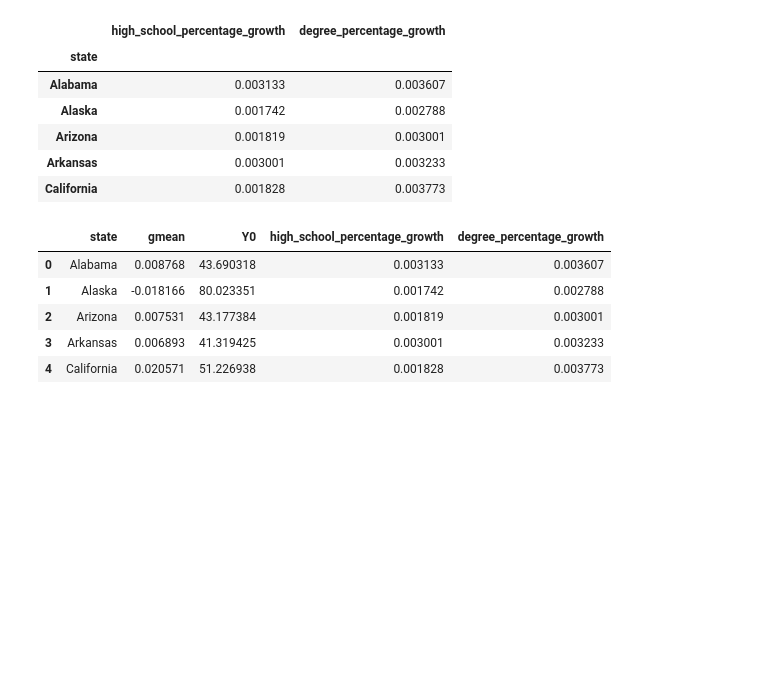
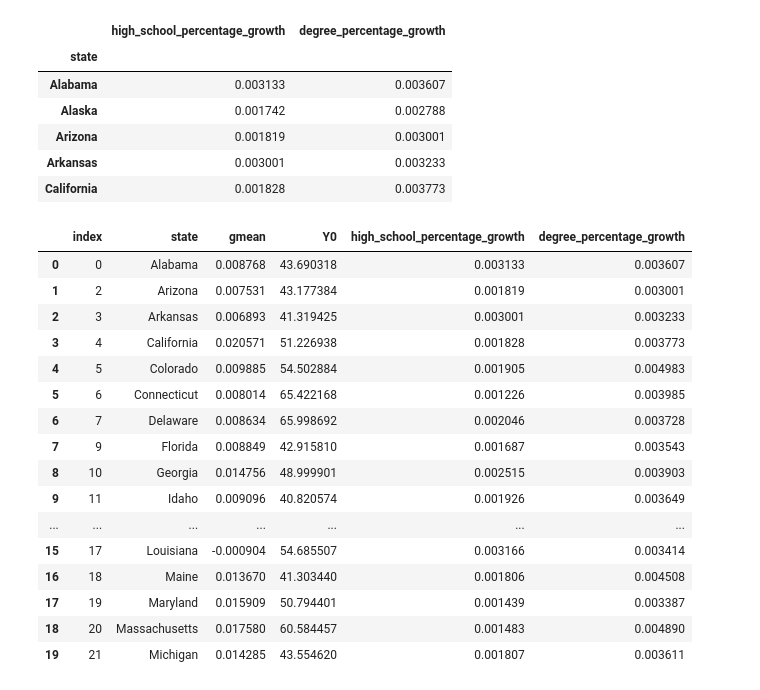
Before and after one commit to pesikj/macroeconomic-analysis, a Jupyter notebook: presentation_05.ipynb, the cells around one changed output. Drawn from its saved outputs; the diff is of its cells as text; code cells hidden in the pictures; blank space fills up the shorter version.

```diff
--- a/presentation_05.ipynb
+++ b/presentation_05.ipynb
@@ -193,37 +193,53 @@ data_3 = data_3.melt(id_vars=["GeoName"], value_vars=[str(i) for i in range(2008
                      value_name="regional_deflator")
 data_3["year"] = data_3["year"].astype("int")
 data_3.head()
 
 data = pd.merge(data_1, data_2, on=["GeoName", "year"])
 data = pd.merge(data, data_3, on=["GeoName", "year"])
 data = data.rename({"GeoName": "state"}, axis=1)
 data["gdp_per_capita"] = data["gdp"] / data["population"]
 data["gdp_per_capita"] = data["gdp_per_capita"] / (data["regional_deflator"] / 100)
 # data["gdp_per_capita"] = numpy.log(data["gdp_per_capita"])
 data_Y0 = data[data["year"] == 2008][["state", "gdp_per_capita"]]
 data_Y0 = data_Y0.rename(columns={"gdp_per_capita": "Y0"})
 data = data.sort_values(["state", "year"])
 data["gdp_per_capita_t-1"] = data.groupby("state")["gdp_per_capita"].shift(1)
 data["gdp_per_capita_growth"] = data["gdp_per_capita"] / data["gdp_per_capita_t-1"]
 # data["gdp_per_capita_diff"] = data["gdp_per_capita"] - data["gdp_per_capita_t-1"]
 data = data.dropna()
 data.head()
 
 data = data.merge(data_Y0, on=["state"])
 
 data_agg = data.groupby(by="state").agg({"gdp_per_capita_growth": [gmean]}) - 1
 data_agg.columns = data_agg.columns.droplevel()
 data_agg.head()
 
 data_agg = data_agg.merge(data_Y0, on=["state"])
 data_Y0["Y0"] = numpy.log(data_Y0["Y0"])
 
 data_final = data_agg.merge(data_edu_agg, on=["state"])
-data_final.head()
+
+data_final["state"] = data_final["state"].str.strip()
+data_final = data_final[~data_final["state"].isin(["District of Columbia", "Wyoming", "Alaska", "New York", "North Dakota"])]
+data_final = data_final.reset_index()
+
+data_final.head(20)
 # %% [output]
-|  | state | gmean | Y0 | high_school_percentage_growth | degree_percentage_growth |
-| 0 | Alabama | 0.008768 | 43.690318 | 0.003133 | 0.003607 |
-| 1 | Alaska | -0.018166 | 80.023351 | 0.001742 | 0.002788 |
-| 2 | Arizona | 0.007531 | 43.177384 | 0.001819 | 0.003001 |
-| 3 | Arkansas | 0.006893 | 41.319425 | 0.003001 | 0.003233 |
-| 4 | California | 0.020571 | 51.226938 | 0.001828 | 0.003773 |
+|  | index | state | gmean | Y0 | high_school_percentage_growth | degree_percentage_growth |
+| 0 | 0 | Alabama | 0.008768 | 43.690318 | 0.003133 | 0.003607 |
+| 1 | 2 | Arizona | 0.007531 | 43.177384 | 0.001819 | 0.003001 |
+| 2 | 3 | Arkansas | 0.006893 | 41.319425 | 0.003001 | 0.003233 |
+| 3 | 4 | California | 0.020571 | 51.226938 | 0.001828 | 0.003773 |
+| 4 | 5 | Colorado | 0.009885 | 54.502884 | 0.001905 | 0.004983 |
+| 5 | 6 | Connecticut | 0.008014 | 65.422168 | 0.001226 | 0.003985 |
+| 6 | 7 | Delaware | 0.008634 | 65.998692 | 0.002046 | 0.003728 |
+| 7 | 9 | Florida | 0.008849 | 42.915810 | 0.001687 | 0.003543 |
+| 8 | 10 | Georgia | 0.014756 | 48.999901 | 0.002515 | 0.003903 |
+| 9 | 11 | Idaho | 0.009096 | 40.820574 | 0.001926 | 0.003649 |
+| ... | ... | ... | ... | ... | ... | ... |
+| 15 | 17 | Louisiana | -0.000904 | 54.685507 | 0.003166 | 0.003414 |
+| 16 | 18 | Maine | 0.013670 | 41.303440 | 0.001806 | 0.004508 |
+| 17 | 19 | Maryland | 0.015909 | 50.794401 | 0.001439 | 0.003387 |
+| 18 | 20 | Massachusetts | 0.017580 | 60.584457 | 0.001483 | 0.004890 |
+| 19 | 21 | Michigan | 0.014285 | 43.554620 | 0.001807 | 0.003611 |
```
Also changed, not shown: parts of 4 cells of this notebook, 1 other file.
